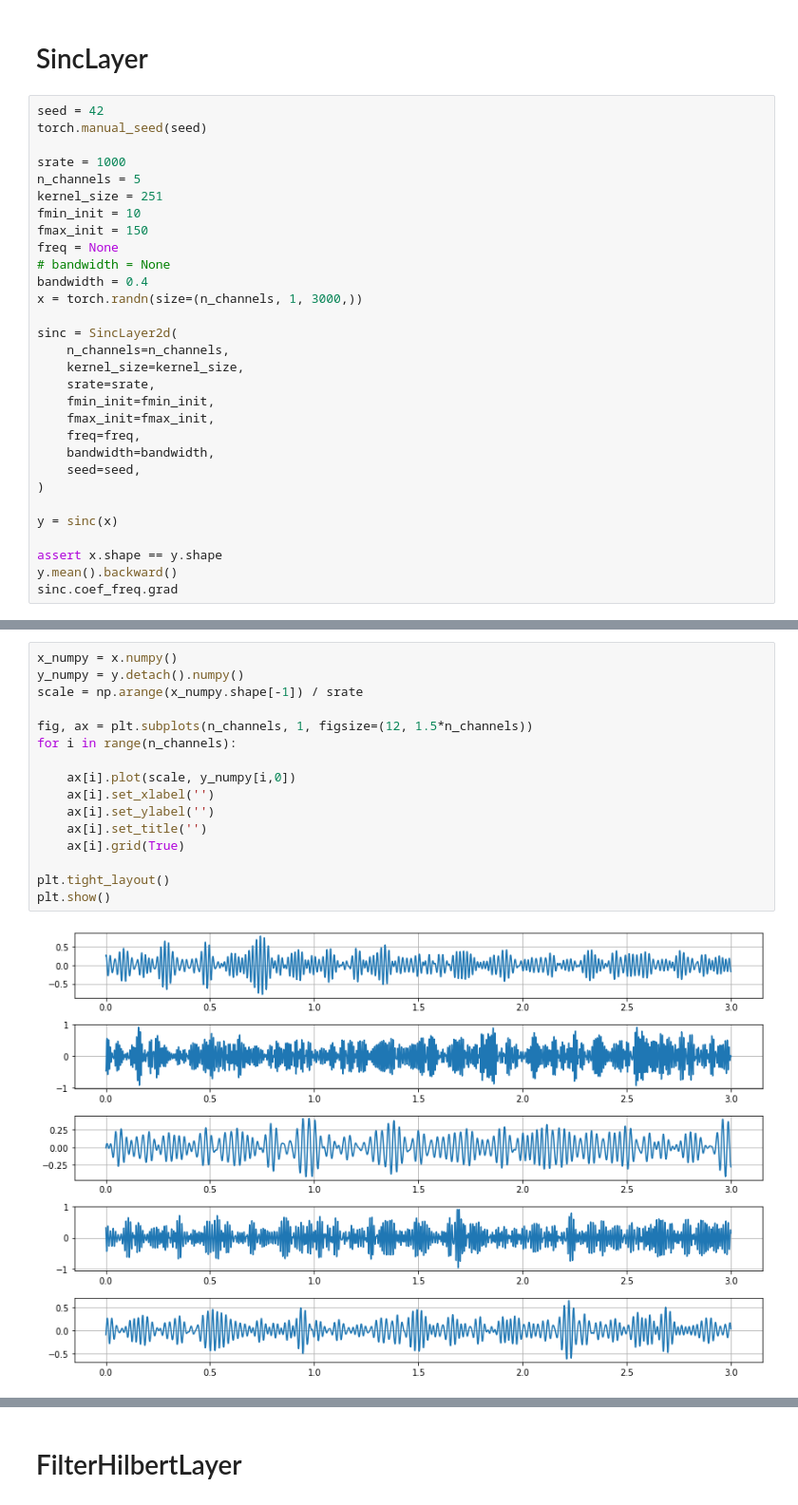
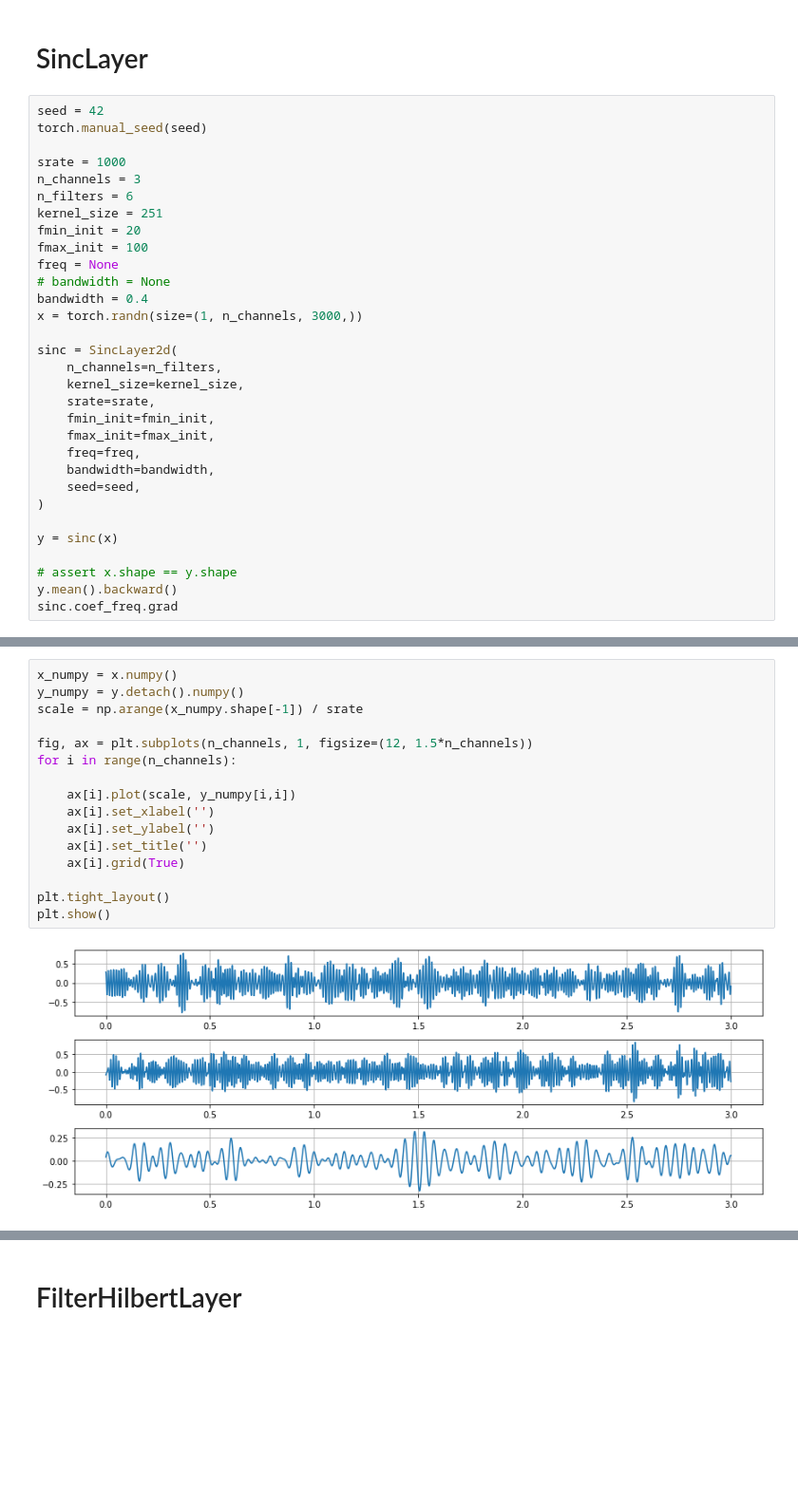
Before and after one commit to amvosk/adenvex, a Jupyter notebook: TemporalLayers2d.ipynb, the cells around one changed output, grey strips where cells are left out. Shown at 95% size. Cells and saved outputs as stored; diff of their text form; blank space fills up the shorter version.

```diff
--- a/TemporalLayers2d.ipynb
+++ b/TemporalLayers2d.ipynb
@@ -17,17 +17,18 @@ seed = 42
 torch.manual_seed(seed)
 
 srate = 1000
-n_channels = 5
+n_channels = 3
+n_filters = 6
 kernel_size = 251
-fmin_init = 10
-fmax_init = 150
+fmin_init = 20
+fmax_init = 100
 freq = None
 # bandwidth = None
 bandwidth = 0.4
-x = torch.randn(size=(n_channels, 1, 3000,))
+x = torch.randn(size=(1, n_channels, 3000,))
 
 sinc = SincLayer2d(
-    n_channels=n_channels,
+    n_channels=n_filters,
     kernel_size=kernel_size,
     srate=srate,
     fmin_init=fmin_init,
@@ -39,7 +40,7 @@ sinc = SincLayer2d(
 
 y = sinc(x)
 
-assert x.shape == y.shape
+# assert x.shape == y.shape
 y.mean().backward()
 sinc.coef_freq.grad
 # %% [output]
@@ -47,21 +49,21 @@ tensor([-8.6989e-07, -1.8653e-06, -8.8718e-06,  3.5860e-06, -2.7424e-06])
 # %%
 x_numpy = x.numpy()
 y_numpy = y.detach().numpy()
 scale = np.arange(x_numpy.shape[-1]) / srate
 
 fig, ax = plt.subplots(n_channels, 1, figsize=(12, 1.5*n_channels))
 for i in range(n_channels):
 
-    ax[i].plot(scale, y_numpy[i,0])
+    ax[i].plot(scale, y_numpy[i,i])
     ax[i].set_xlabel('')
     ax[i].set_ylabel('')
     ax[i].set_title('')
     ax[i].grid(True)
 
 plt.tight_layout()
 plt.show()
 # %% [output]
-[figure, old version]
+[figure, new version]
 # %%
 freqs, _, freq_low, freq_high = sinc._create_frequencies()
 filt = sinc._create_filters(freq_low, freq_high).detach().numpy()
```
Also changed, not shown: parts of 11 cells of this notebook.
